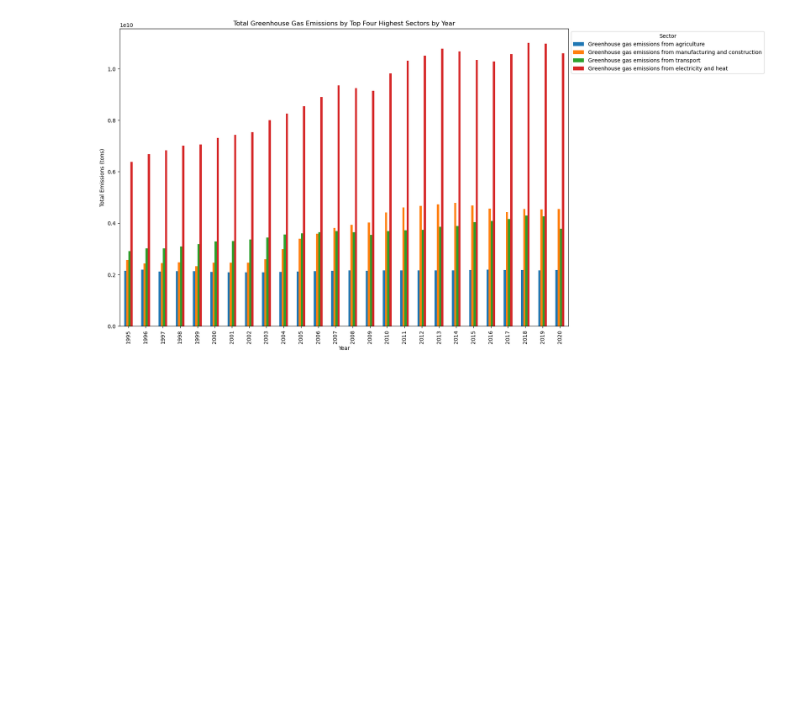
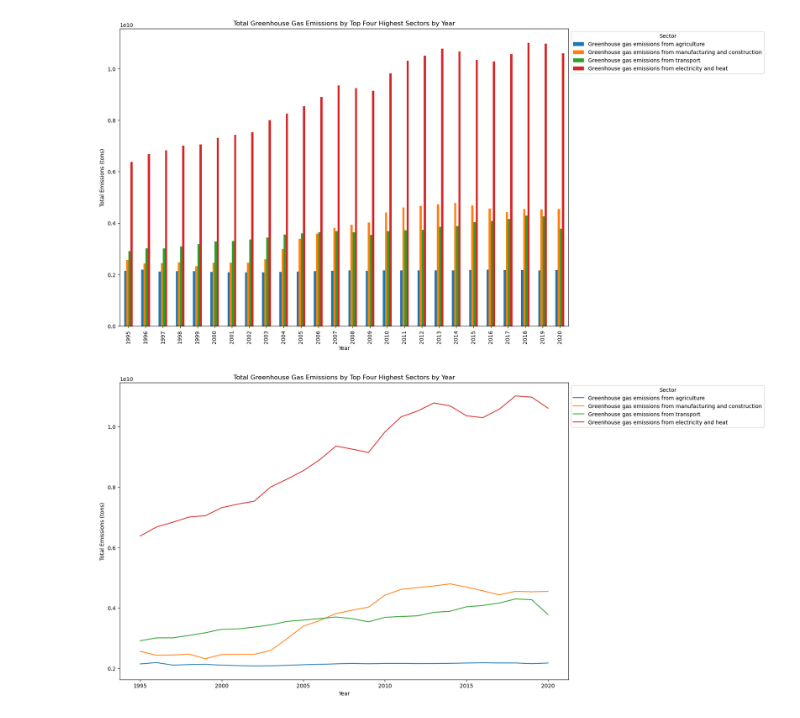
Before and after one commit to vivsarraf/Global-Warming, a Jupyter notebook: Climate_Change_CO2.ipynb, the cells around one changed output. Cells and saved outputs as stored; diff of their text form; code cells hidden in the pictures; blank space fills up the shorter version.

```diff
--- a/Climate_Change_CO2.ipynb
+++ b/Climate_Change_CO2.ipynb
@@ -396,3 +378,21 @@ plt.savefig('co2_compared.jpg', format='jpg', dpi=300)
 plt.show()
 # %% [output]
 [figure]
+# %%
+# Group the data by the 'Year' column and calculate the sum of 'Value1' and 'Value2' columns for each year
+sum_by_year = final_df.groupby('Year')[['Greenhouse gas emissions from agriculture',
+          'Greenhouse gas emissions from manufacturing and construction', 'Greenhouse gas emissions from transport',
+          'Greenhouse gas emissions from electricity and heat']].sum()
+
+# Plot the grouped data as a bar graph
+sum_by_year.plot(kind='line', figsize=(15, 10))
+plt.xlabel('Year')
+plt.ylabel('Total Emissions (tons)')
+plt.title('Total Greenhouse Gas Emissions by Top Four Highest Sectors by Year')
+plt.legend(title='Sector', bbox_to_anchor=(1, 1))
+
+plt.savefig('co2_comparedline.jpg', format='jpg', dpi=300)
+
+plt.show()
+# %% [output]
+[figure, added]
```
Also changed, not shown: parts of 2 cells of this notebook, 2 other files.
